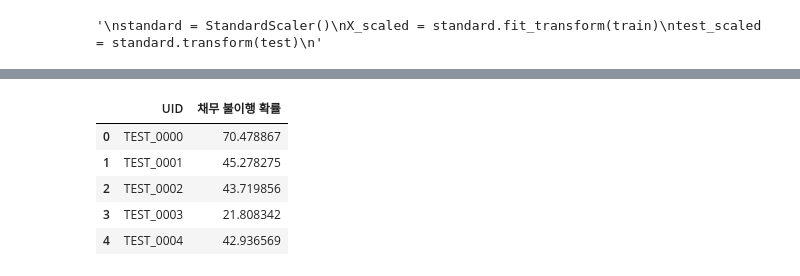
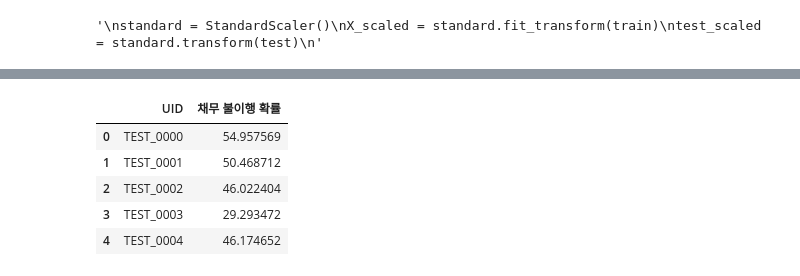
Before and after one commit to yunjun0914/dacon, a Jupyter notebook: 채무불이행 여부/채무불이행_boxcox변환.ipynb, the cells around one changed output, grey strips where cells are left out. Drawn from its saved outputs; the diff is of its cells as text; code cells hidden in the pictures.

```diff
--- a/채무불이행 여부/채무불이행_boxcox변환.ipynb
+++ b/채무불이행 여부/채무불이행_boxcox변환.ipynb
@@ -70,8 +76,8 @@ def preprocess(df):
     df["DTI"] = ((df["현재 대출 잔액"] + df["현재 미상환 신용액"]) / df["연간 소득"]) * 100
     df["DTR"] = ((df["월 상환 부채액"] + 1) / (df["연간 소득"] / 12)) * 100
 
-    df["DTI분위"] = pd.qcut(df["DTI"], 5, labels = [1,2,3,4,5], duplicates= "drop")
-    df["DTR분위"] = pd.qcut(df["DTR"], 5, labels = [1,2,3,4,5], duplicates= "drop")
+    df["DTI분위"] = pd.qcut(df["DTI"], 5, labels = [1,2,3,4,5], duplicates= "drop").astype(int)
+    df["DTR분위"] = pd.qcut(df["DTR"], 5, labels = [1,2,3,4,5], duplicates= "drop").astype(int)
     df["DBI"] = (df["DTI"] + df["DTR"]) / 2
     df["DRS"] = (df["DTI"] * df["DTR"])
 
@@ -79,8 +85,11 @@ def preprocess(df):
     df["소득위험"] = ((df["직장근속연수 분위수"] < 3) & (df["연간소득분위"] < 3)).astype(int)
     df["대출위험"] = ((df["상환액 분위"] > 3) & (df["DTR분위"] < 3)).astype(int)
     df["파산위험"] = ((df["신용 문제 발생 횟수"] > 0) & ((df["개인 파산 횟수"] > 0) | (df["체납 세금 압류 횟수"] > 0))).astype(int)
+    df["부채통합위험"] = ((df["대출 목적"] == 4) & (df["DTI분위"] > 3)).astype(int)
+    df["부채통합위험2"] = ((df["대출 목적"] == 4) & (df["신용위험"] == 1)).astype(int)
 
-    df["위험분자"] = df["신용위험"] + df["소득위험"] + df["대출위험"] + df["파산위험"]
+
+    df["위험분자"] = df["신용위험"] + df["소득위험"] + df["대출위험"] + df["파산위험"] + df["부채통합위험"] + df["부채통합위험2"]
 
 
     df["근속연수vs거래연수"] = (df["현재 직장 근속 연수"] / df["신용 거래 연수"]) * 100
@@ -117,7 +126,7 @@ def preprocess(df):
     #df["계좌수별_소득"] = df["개설된 신용계좌 수"].map(purpose_bankcount)
     #df["계좌수별_소득"] = df["계좌수별_소득"].astype(int)
 
-    df = df.drop(["대출액+신용액", "상환액 분위", "DTI분위", "DTR분위"], axis = 1)
+    df = df.drop(["대출액+신용액", "DTR분위", "상환액 분위", "DTI분위"], axis = 1)
 
     return df
 
@@ -285,9 +296,9 @@ for train_index, valid_index in kf.split(X_resampled):
 
     model = tf.keras.Sequential([
         tf.keras.layers.Dense(128, activation= "relu", input_shape = (X_train_fold.shape[1],)),
-        tf.keras.layers.Dropout(0.25),
+        tf.keras.layers.Dropout(0.30),
         tf.keras.layers.Dense(64, activation = "relu"),
-        tf.keras.layers.Dropout(0.25),
+        tf.keras.layers.Dropout(0.30),
         tf.keras.layers.Dense(32, activation= "relu"),
         tf.keras.layers.Dense(1, activation= "sigmoid")
     ])
@@ -435,8 +380,15 @@ Fold5 ROC-AUC score 0.7379
 # %%
 pred = model.predict(test_scaled).ravel()
 
+sub_path = os.path.join(file_path, "데이터셋", "sample_submission.csv")
+submission1 = pd.read_csv(sub_path)
 
+submission1["채무 불이행 확률"] = pred * 100
+submission1.to_csv("C:/Users/yunju/OneDrive/바탕 화면/submissions/채무불이행 예측/submission12.csv", index = False)
+
+"""
 submission = pd.DataFrame({"UID": uid, "채무 불이행 확률": pred * 100 })
 submission.to_csv("C:/Users/yunju/OneDrive/바탕 화면/submissions/채무불이행 예측/submission10.csv", index = False)
-submission.head()
+"""
+submission1.head()
 # %% [output]
@@ -444,6 +396,6 @@ submission.head()
 |  | UID | 채무 불이행 확률 |
-| 0 | TEST_0000 | 70.478867 |
-| 1 | TEST_0001 | 45.278275 |
-| 2 | TEST_0002 | 43.719856 |
-| 3 | TEST_0003 | 21.808342 |
-| 4 | TEST_0004 | 42.936569 |
+| 0 | TEST_0000 | 54.957569 |
+| 1 | TEST_0001 | 50.468712 |
+| 2 | TEST_0002 | 46.022404 |
+| 3 | TEST_0003 | 29.293472 |
+| 4 | TEST_0004 | 46.174652 |
```
Also changed, not shown: parts of 13 cells of this notebook, 1 other file.
